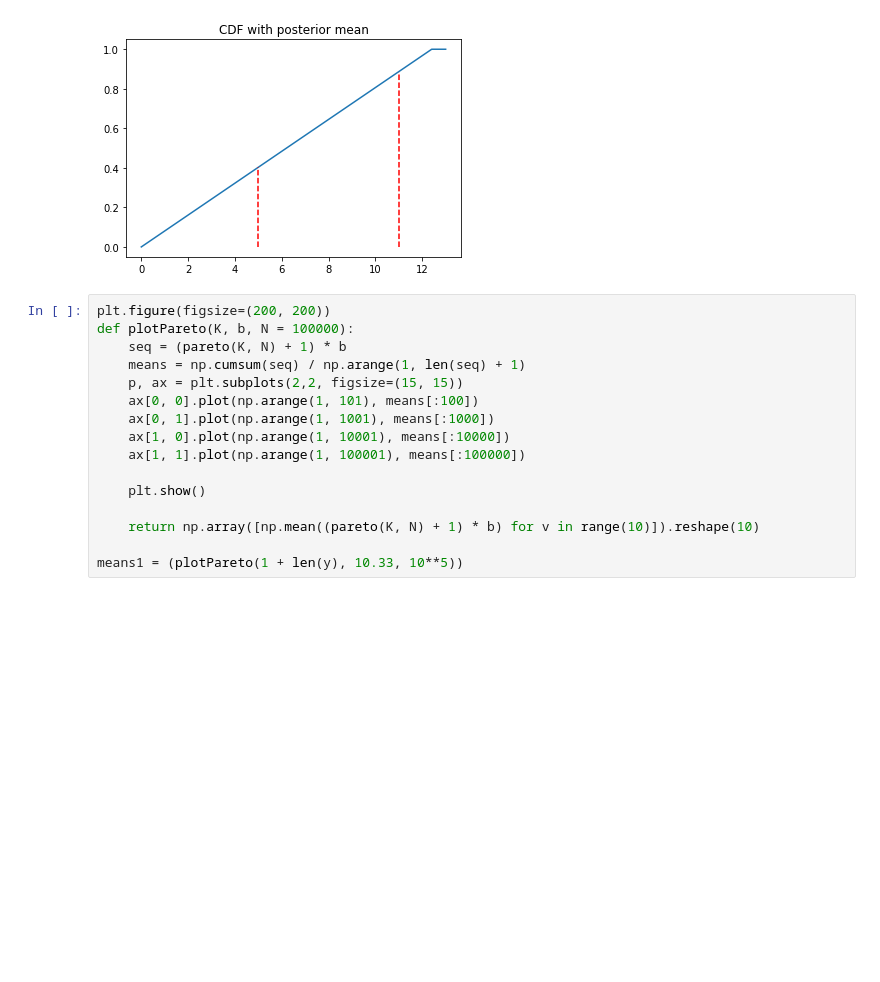
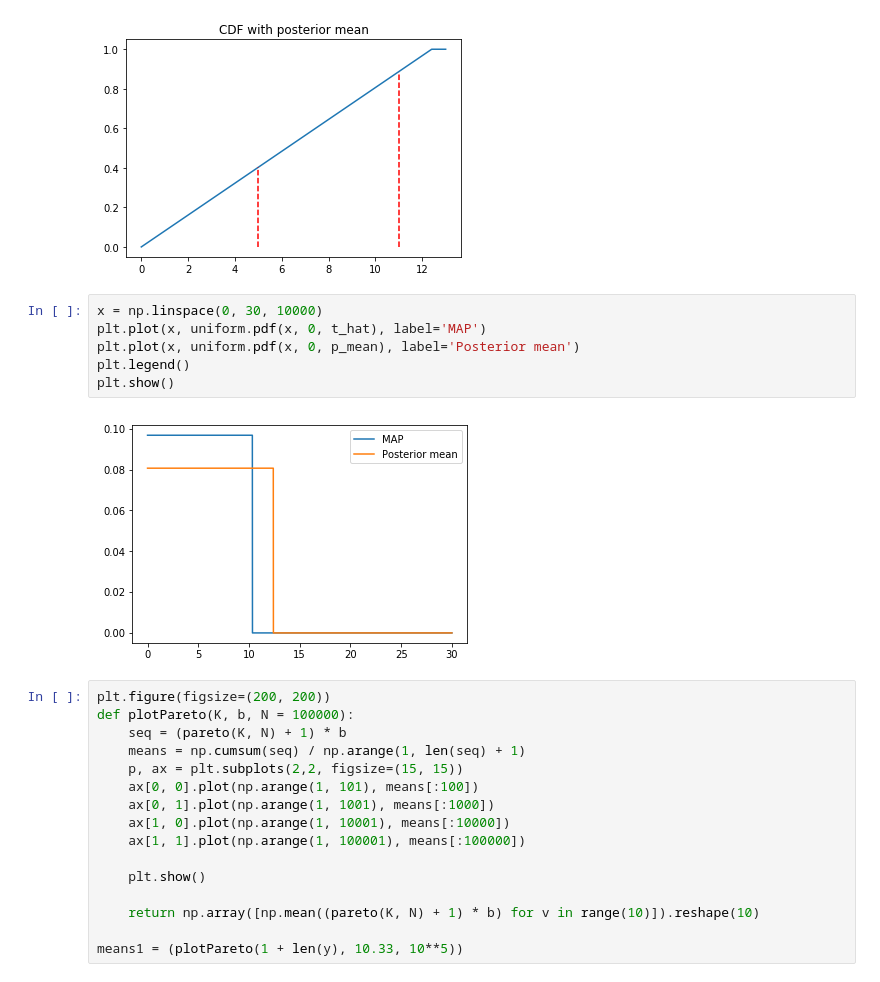
Before and after one commit to Djiffit/bayes, a Jupyter notebook: 4/Untitled.ipynb, the cells around one changed output. Drawn from its saved outputs; the diff is of its cells as text; blank space fills up the shorter version.

```diff
--- a/4/Untitled.ipynb
+++ b/4/Untitled.ipynb
@@ -52,6 +52,14 @@ plt.show()
 # %% [output]
 Probability that y < 5 = 0.40, probability that y > 11 = 0.11
 [figure]
+# %%
+x = np.linspace(0, 30, 10000)
+plt.plot(x, uniform.pdf(x, 0, t_hat), label='MAP')
+plt.plot(x, uniform.pdf(x, 0, p_mean), label='Posterior mean')
+plt.legend()
+plt.show()
+# %% [output]
+[figure, added]
 # %%
 plt.figure(figsize=(200, 200))
 def plotPareto(K, b, N = 100000):
```
Also changed, not shown: parts of 1 cell of this notebook.
